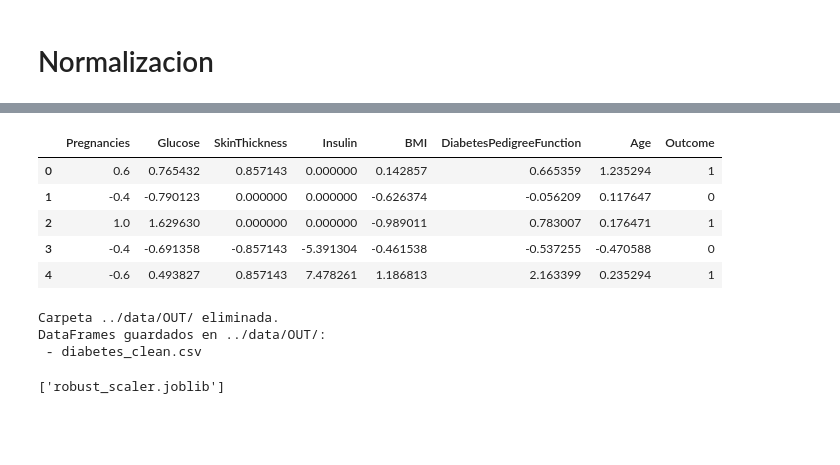
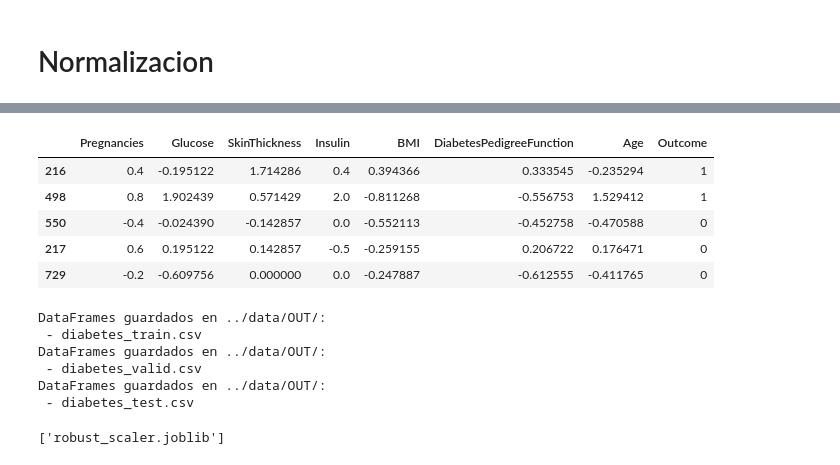
Before and after one commit to Amauryesic/Proyecto_ml, a Jupyter notebook: src/Preprocessing.ipynb, the cells around one changed output, grey strips where cells are left out. Saved outputs shown, nothing was run; the diff lists cells and outputs as text; code cells hidden in the pictures; blank space fills up the shorter version.

```diff
--- a/src/Preprocessing.ipynb
+++ b/src/Preprocessing.ipynb
@@ -160,2 +166,2 @@ X_train = windsorize_iqr(X_train, columnas_windsorizar)
 # %%
-df_prepared["Insulin"] = np.where(df_prepared["Insulin"] > 500, 500, df_prepared["Insulin"])
+X_train["Insulin"] = np.where(X_train["Insulin"] > 500, 500, X_train["Insulin"])
@@ -164,4 +181,4 @@ df_prepared["Insulin"] = np.where(df_prepared["Insulin"] > 500, 500, df_prepared
 # %%
 robust_scaler = RobustScaler()
 columnas_a_normalizar = df_prepared.columns.drop(["Outcome"])
-df_prepared[columnas_a_normalizar] = robust_scaler.fit_transform(df_prepared[columnas_a_normalizar])
+X_train[columnas_a_normalizar] = robust_scaler.fit_transform(X_train[columnas_a_normalizar])
@@ -168,2 +196,6 @@ df_prepared[columnas_a_normalizar] = robust_scaler.fit_transform(df_prepared[col
 # %%
-X_train,y_train,X_valid,y_valid = train_test_split(X_train, y_train, test_size=0.5, random_state=42)
+X_train, X_valid, y_train, y_valid = train_test_split(X_train, y_train, test_size=0.2, random_state=42, stratify=y_train)
+# %%
+df_train = pd.concat([X_train, y_train], axis=1)
+df_valid = pd.concat([X_valid, y_valid], axis=1)
+df_test = pd.concat([X_test, y_test], axis=1)
@@ -170,12 +214,12 @@ X_train,y_train,X_valid,y_valid = train_test_split(X_train, y_train, test_size=0
 # %%
-df_prepared.head()
+df_train.head()
 # %% [output]
 |  | Pregnancies | Glucose | SkinThickness | Insulin | BMI | DiabetesPedigreeFunction | Age | Outcome |
-| 0 | 0.6 | 0.765432 | 0.857143 | 0.000000 | 0.142857 | 0.665359 | 1.235294 | 1 |
-| 1 | -0.4 | -0.790123 | 0.000000 | 0.000000 | -0.626374 | -0.056209 | 0.117647 | 0 |
-| 2 | 1.0 | 1.629630 | 0.000000 | 0.000000 | -0.989011 | 0.783007 | 0.176471 | 1 |
-| 3 | -0.4 | -0.691358 | -0.857143 | -5.391304 | -0.461538 | -0.537255 | -0.470588 | 0 |
-| 4 | -0.6 | 0.493827 | 0.857143 | 7.478261 | 1.186813 | 2.163399 | 0.235294 | 1 |
+| 216 | 0.4 | -0.195122 | 1.714286 | 0.4 | 0.394366 | 0.333545 | -0.235294 | 1 |
+| 498 | 0.8 | 1.902439 | 0.571429 | 2.0 | -0.811268 | -0.556753 | 1.529412 | 1 |
+| 550 | -0.4 | -0.024390 | -0.142857 | 0.0 | -0.552113 | -0.452758 | -0.470588 | 0 |
+| 217 | 0.6 | 0.195122 | 0.142857 | -0.5 | -0.259155 | 0.206722 | 0.176471 | 0 |
+| 729 | -0.2 | -0.609756 | 0.000000 | 0.0 | -0.247887 | -0.612555 | -0.411765 | 0 |
 # %%
 OUTPUT_FOLDER = "../data/OUT/"
 
@@ -192,10 +236,6 @@ def save_dataframes_to_csv(output_folder, df_train, train_filename="diabetes_cle
         test_filename (str, opcional): El nombre del archivo CSV para el DataFrame de prueba.
 
     """
-    # Si la carpeta ya existe, eliminar todo su contenido
-    if os.path.exists(output_folder):
-        shutil.rmtree(output_folder)  # Borrar toda la carpeta y su contenido
-        print(f"Carpeta {output_folder} eliminada.")
 
     # Crear la carpeta si no existe
     os.makedirs(output_folder, exist_ok=True)
@@ -209,11 +249,17 @@ def save_dataframes_to_csv(output_folder, df_train, train_filename="diabetes_cle
     print(f"DataFrames guardados en {output_folder}:")
     print(f" - {train_filename}")
 
-save_dataframes_to_csv(OUTPUT_FOLDER, df_prepared)
+
+save_dataframes_to_csv(OUTPUT_FOLDER, df_train, train_filename="diabetes_train.csv")
+save_dataframes_to_csv(OUTPUT_FOLDER, df_valid, train_filename="diabetes_valid.csv")
+save_dataframes_to_csv(OUTPUT_FOLDER, df_test, train_filename="diabetes_test.csv")
 # %% [output]
-Carpeta ../data/OUT/ eliminada.
 DataFrames guardados en ../data/OUT/:
- - diabetes_clean.csv
+ - diabetes_train.csv
+DataFrames guardados en ../data/OUT/:
+ - diabetes_valid.csv
+DataFrames guardados en ../data/OUT/:
+ - diabetes_test.csv
 # %%
 import joblib
 joblib.dump(robust_scaler, 'robust_scaler.joblib')
```
Also changed, not shown: parts of 8 cells of this notebook, 7 other files.
